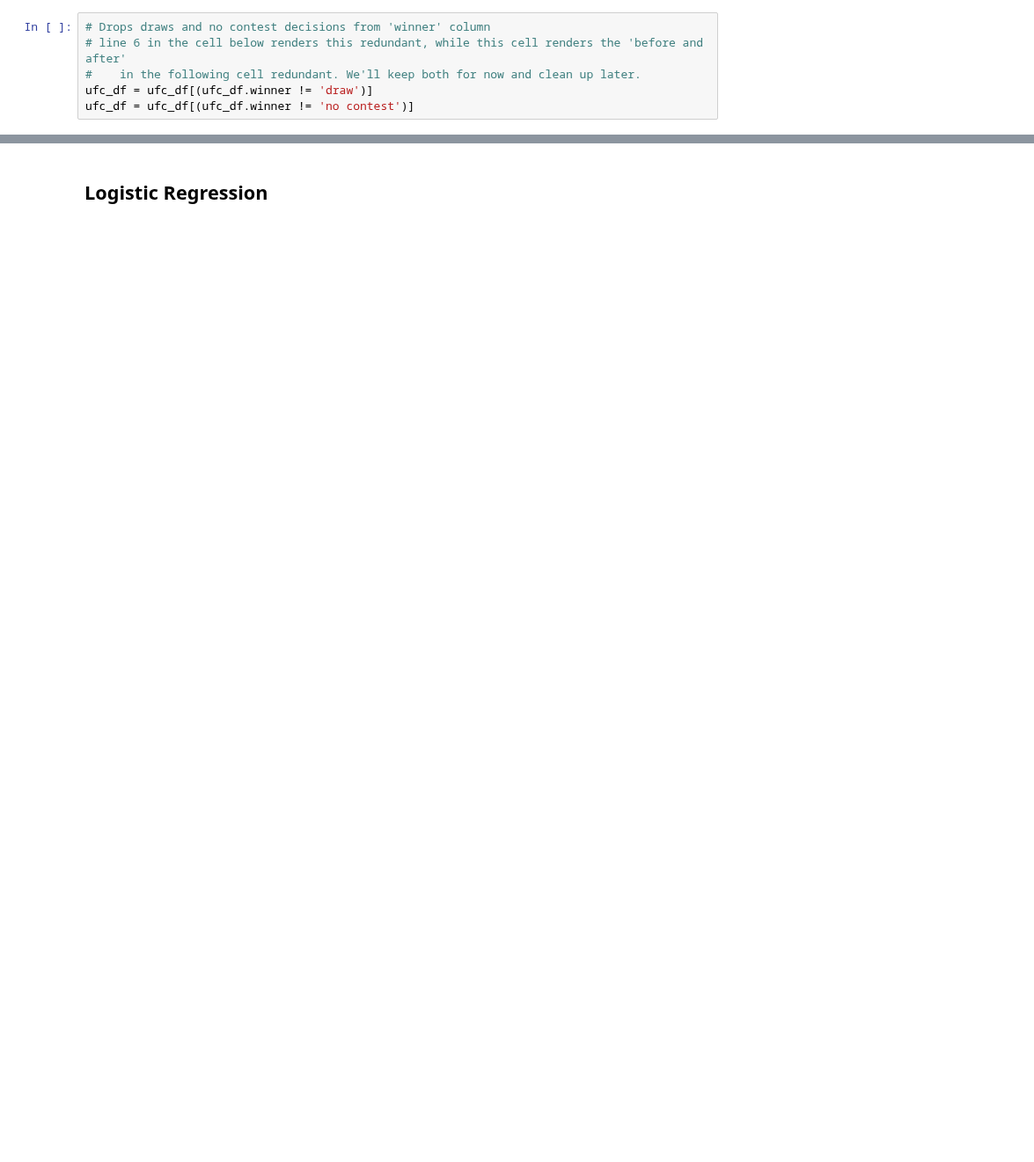
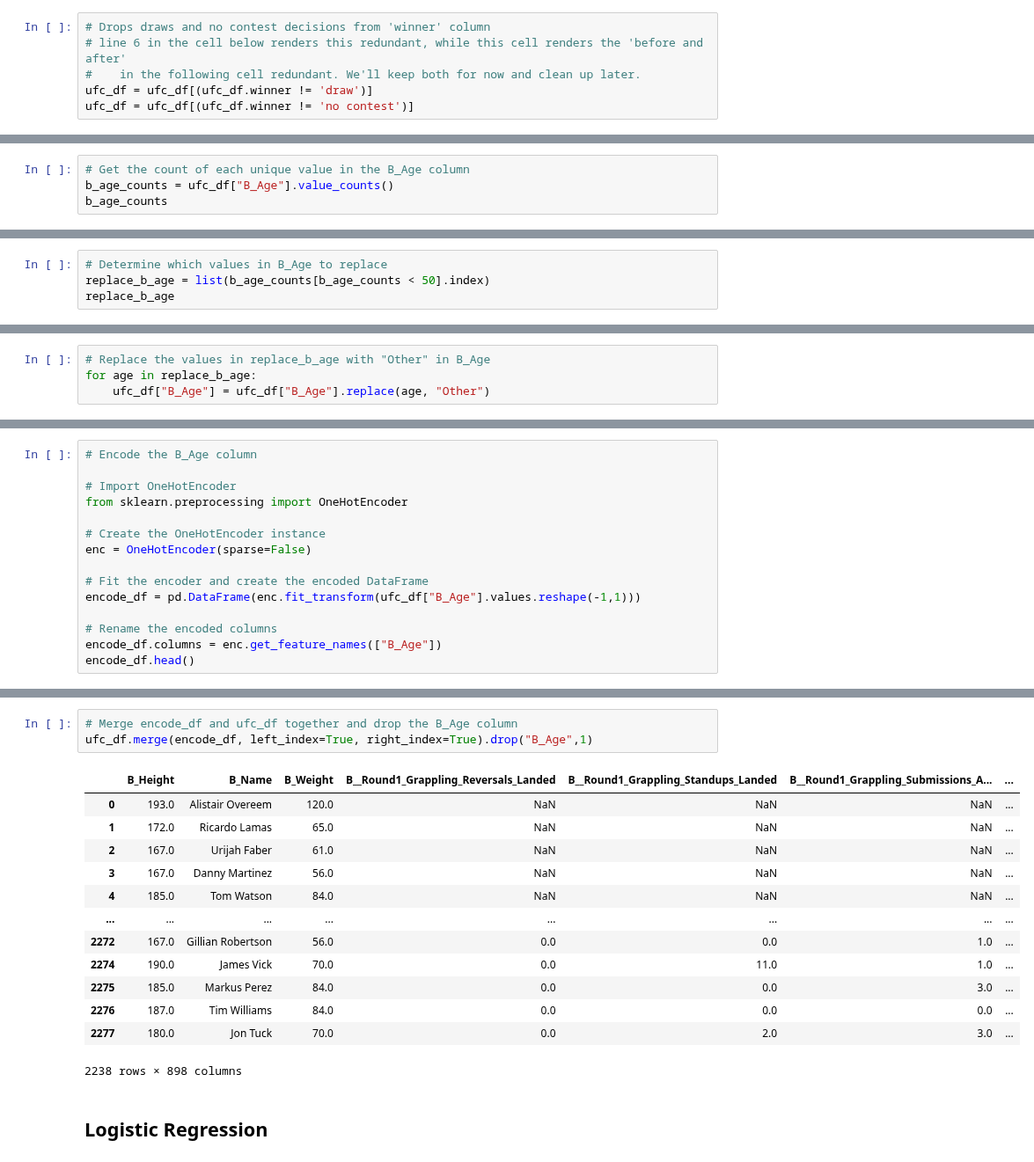
Before and after one commit to seven-foot-two/turtle-time, a Jupyter notebook: UFC_Final_Project.ipynb, the cells around one changed output, grey strips where cells are left out. Shown at 88% size. Cells and saved outputs as stored; diff of their text form; blank space fills up the shorter version.

```diff
--- a/UFC_Final_Project.ipynb
+++ b/UFC_Final_Project.ipynb
@@ -61,0 +116,4 @@ plt.show()
+# %%
+# Get the count of each unique value in the B_Age column
+b_age_counts = ufc_df["B_Age"].value_counts()
+b_age_counts
@@ -61,0 +138,4 @@ plt.show()
+# %%
+# Determine which values in B_Age to replace
+replace_b_age = list(b_age_counts[b_age_counts < 50].index)
+replace_b_age
@@ -61,0 +155,4 @@ plt.show()
+# %%
+# Replace the values in replace_b_age with "Other" in B_Age
+for age in replace_b_age:
+    ufc_df["B_Age"] = ufc_df["B_Age"].replace(age, "Other")
@@ -61,0 +181,15 @@ plt.show()
+# %%
+# Encode the B_Age column
+
+# Import OneHotEncoder
+from sklearn.preprocessing import OneHotEncoder
+
+# Create the OneHotEncoder instance
+enc = OneHotEncoder(sparse=False)
+
+# Fit the encoder and create the encoded DataFrame
+encode_df = pd.DataFrame(enc.fit_transform(ufc_df["B_Age"].values.reshape(-1,1)))
+
+# Rename the encoded columns
+encode_df.columns = enc.get_feature_names(["B_Age"])
+encode_df.head()
@@ -62,3 +203,20 @@ plt.show()
+# %%
+# Merge encode_df and ufc_df together and drop the B_Age column
+ufc_df.merge(encode_df, left_index=True, right_index=True).drop("B_Age",1)
+# %% [output]
+|  | B_Height | B_Name | B_Weight | B__Round1_Grappling_Reversals_Landed | B__Round1_Grappling_Standups_Landed | B__Round1_Grappling_Submissions_A... | ... |
+| 0 | 193.0 | Alistair Overeem | 120.0 | NaN | NaN | NaN | ... |
+| 1 | 172.0 | Ricardo Lamas | 65.0 | NaN | NaN | NaN | ... |
+| 2 | 167.0 | Urijah Faber | 61.0 | NaN | NaN | NaN | ... |
+| 3 | 167.0 | Danny Martinez | 56.0 | NaN | NaN | NaN | ... |
+| 4 | 185.0 | Tom Watson | 84.0 | NaN | NaN | NaN | ... |
+| ... | ... | ... | ... | ... | ... | ... | ... |
+| 2272 | 167.0 | Gillian Robertson | 56.0 | 0.0 | 0.0 | 1.0 | ... |
+| 2274 | 190.0 | James Vick | 70.0 | 0.0 | 11.0 | 1.0 | ... |
+| 2275 | 185.0 | Markus Perez | 84.0 | 0.0 | 0.0 | 3.0 | ... |
+| 2276 | 187.0 | Tim Williams | 84.0 | 0.0 | 0.0 | 0.0 | ... |
+| 2277 | 180.0 | Jon Tuck | 70.0 | 0.0 | 2.0 | 3.0 | ... |
+2238 rows × 898 columns
 # %% [markdown]
 ## Logistic Regression
 # %%
```
Also changed, not shown: parts of 19 cells of this notebook, 1 other file.
